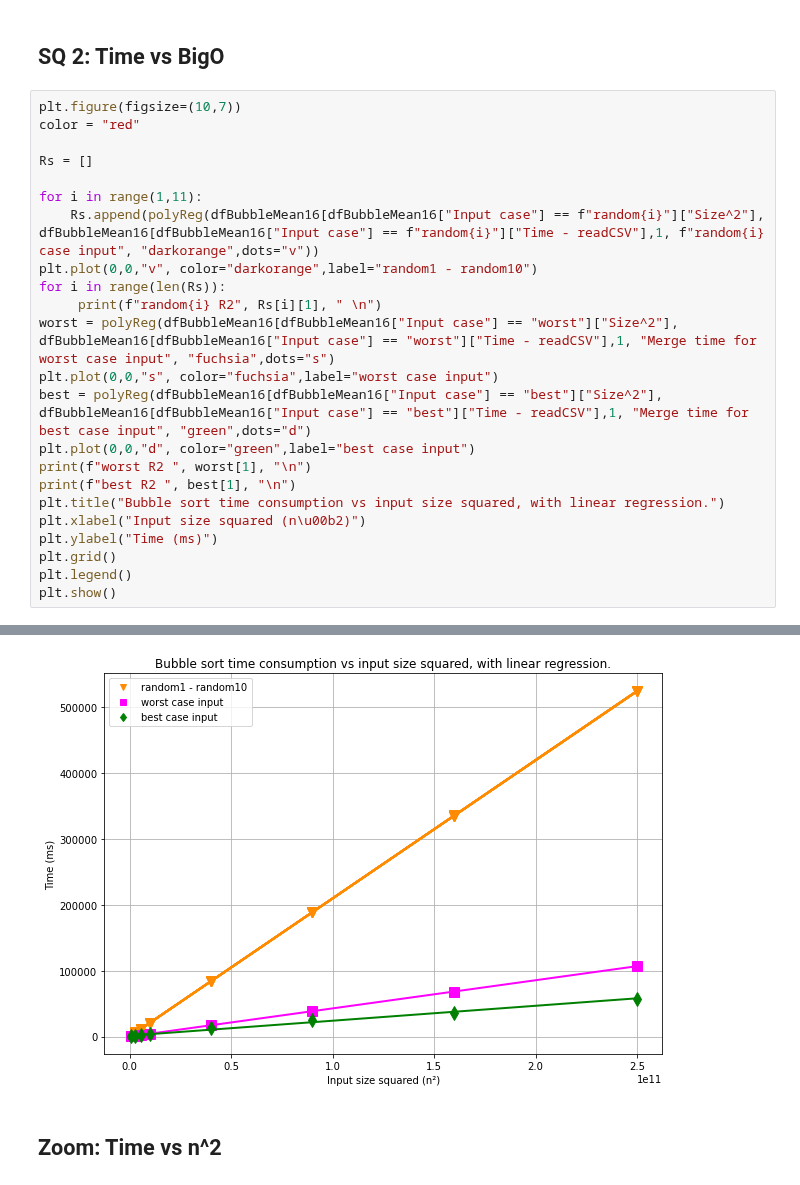
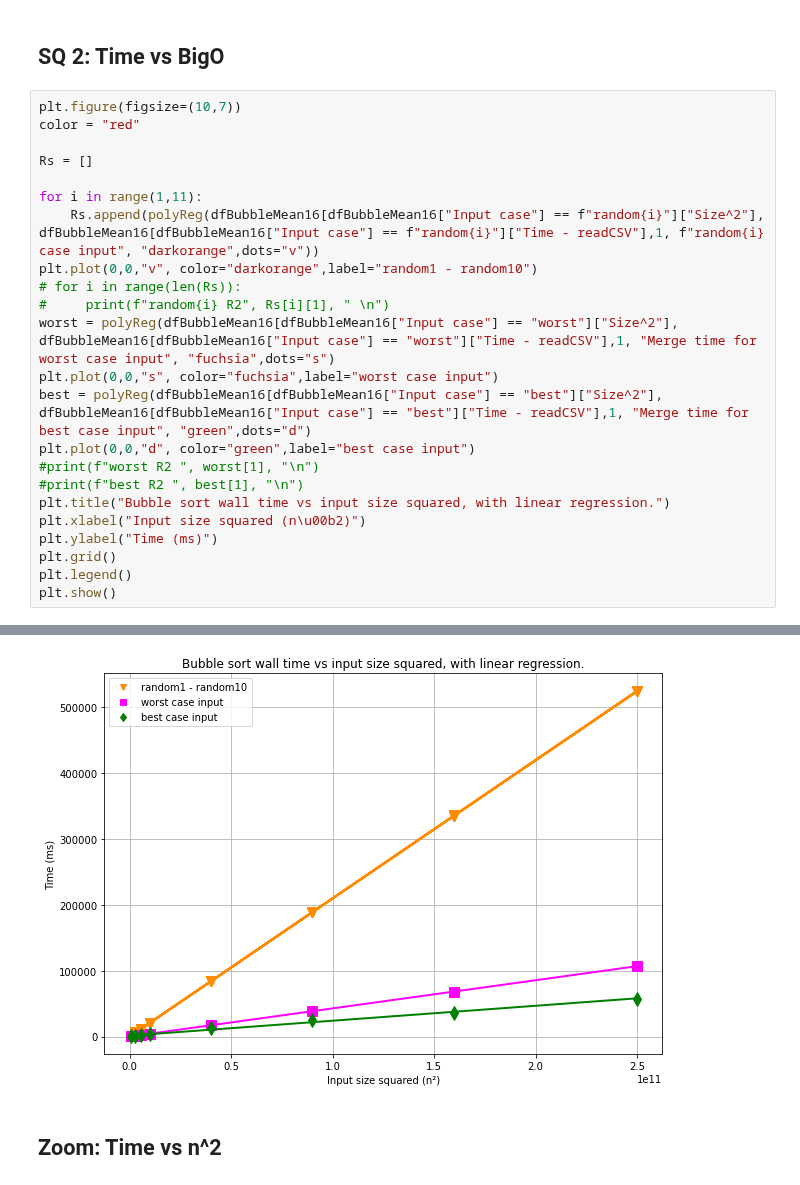
Before and after one commit to hrallil/RAPL_measurements, a Jupyter notebook: Java/FinalResults/FinalAnalysis/BubbleResults.ipynb, the cells around one changed output, grey strips where cells are left out. Cells and saved outputs as stored; diff of their text form.

```diff
--- a/Java/FinalResults/FinalAnalysis/BubbleResults.ipynb
+++ b/Java/FinalResults/FinalAnalysis/BubbleResults.ipynb
@@ -280,15 +280,15 @@ Rs = []
 for i in range(1,11):
     Rs.append(polyReg(dfBubbleMean16[dfBubbleMean16["Input case"] == f"random{i}"]["Size^2"], dfBubbleMean16[dfBubbleMean16["Input case"] == f"random{i}"]["Time - readCSV"],1, f"random{i} case input", "darkorange",dots="v"))
 plt.plot(0,0,"v", color="darkorange",label="random1 - random10")
-for i in range(len(Rs)):
-     print(f"random{i} R2", Rs[i][1], " \n")
+# for i in range(len(Rs)):
+#     print(f"random{i} R2", Rs[i][1], " \n")
 worst = polyReg(dfBubbleMean16[dfBubbleMean16["Input case"] == "worst"]["Size^2"], dfBubbleMean16[dfBubbleMean16["Input case"] == "worst"]["Time - readCSV"],1, "Merge time for worst case input", "fuchsia",dots="s")
 plt.plot(0,0,"s", color="fuchsia",label="worst case input")
 best = polyReg(dfBubbleMean16[dfBubbleMean16["Input case"] == "best"]["Size^2"], dfBubbleMean16[dfBubbleMean16["Input case"] == "best"]["Time - readCSV"],1, "Merge time for best case input", "green",dots="d")
 plt.plot(0,0,"d", color="green",label="best case input")
-print(f"worst R2 ", worst[1], "\n")
-print(f"best R2 ", best[1], "\n")
-plt.title("Bubble sort time consumption vs input size squared, with linear regression.")
+#print(f"worst R2 ", worst[1], "\n")
+#print(f"best R2 ", best[1], "\n")
+plt.title("Bubble sort wall time vs input size squared, with linear regression.")
 plt.xlabel("Input size squared (n\u00b2)")
 plt.ylabel("Time (ms)")
 plt.grid()
@@ -315,4 +298,4 @@ best R2  0.9927697475610556
-[figure, old version]
+[figure, new version]
 # %% [markdown]
 ## Zoom: Time vs n^2
 # %%
```
Also changed, not shown: parts of 16 cells of this notebook.
